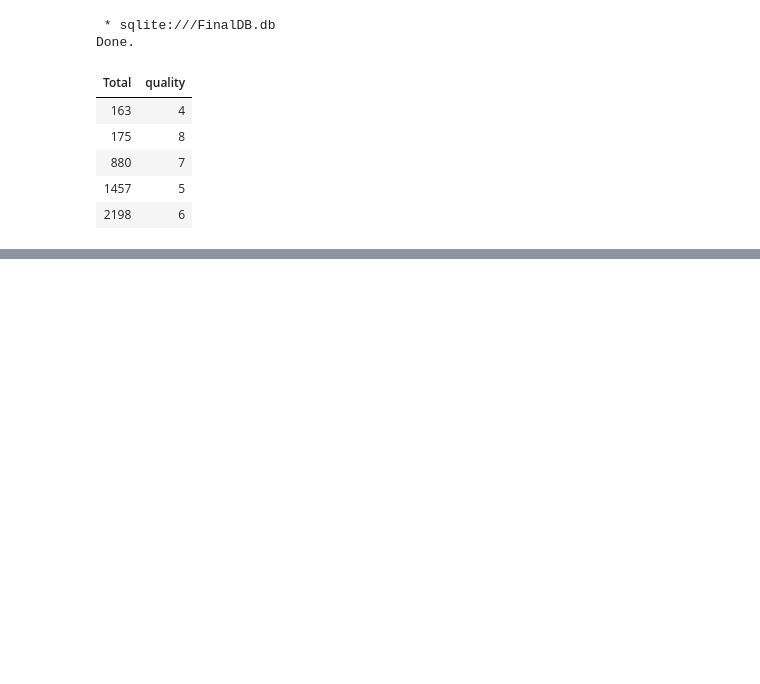
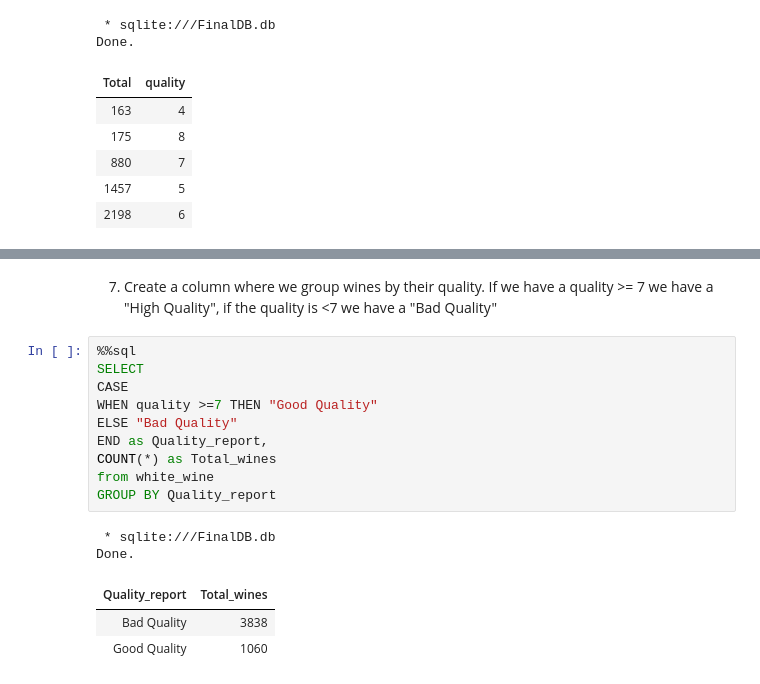
Before and after one commit to CalinP1/SQL_sandbox, a Jupyter notebook: project.ipynb, the cells around one changed output, grey strips where cells are left out. Drawn from its saved outputs; the diff is of its cells as text; blank space fills up the shorter version.

```diff
--- a/project.ipynb
+++ b/project.ipynb
@@ -209,0 +227,18 @@ Done.
+# %% [markdown]
+7) Create a column where we group wines by their quality. If we have a quality >= 7 we have a "High Quality", if the quality is <7 we have a "Bad Quality"
+# %%
+%%sql
+SELECT
+CASE
+WHEN quality >=7 THEN "Good Quality"
+ELSE "Bad Quality"
+END as Quality_report,
+COUNT(*) as Total_wines
+from white_wine
+GROUP BY Quality_report
+# %% [output]
+ * sqlite:///FinalDB.db
+Done.
+| Quality_report | Total_wines |
+| Bad Quality | 3838 |
+| Good Quality | 1060 |
```
Also changed, not shown: parts of 5 cells of this notebook.
